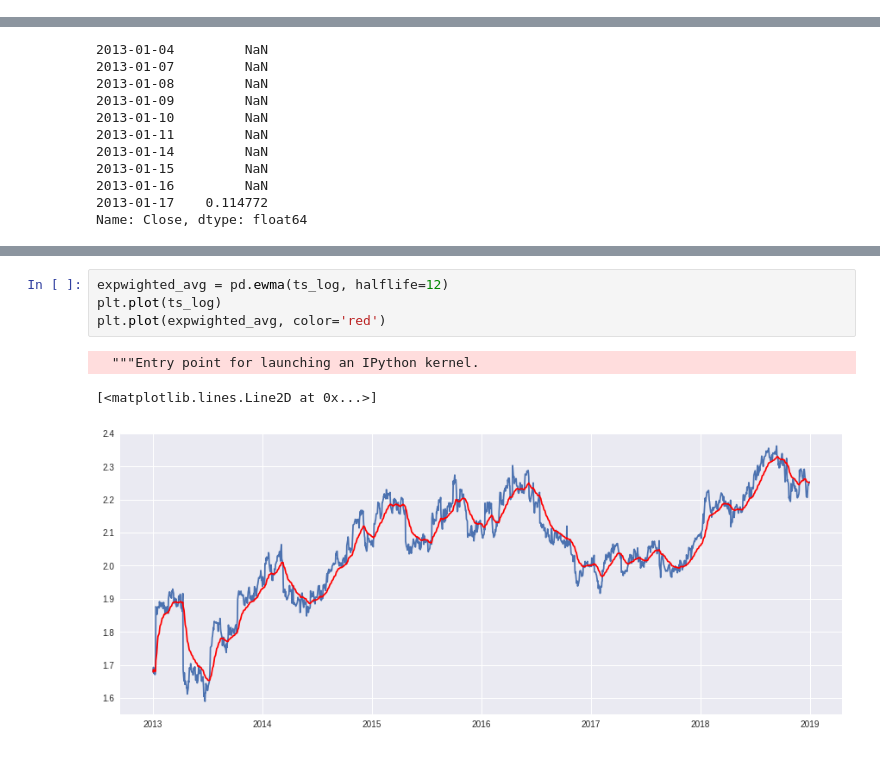
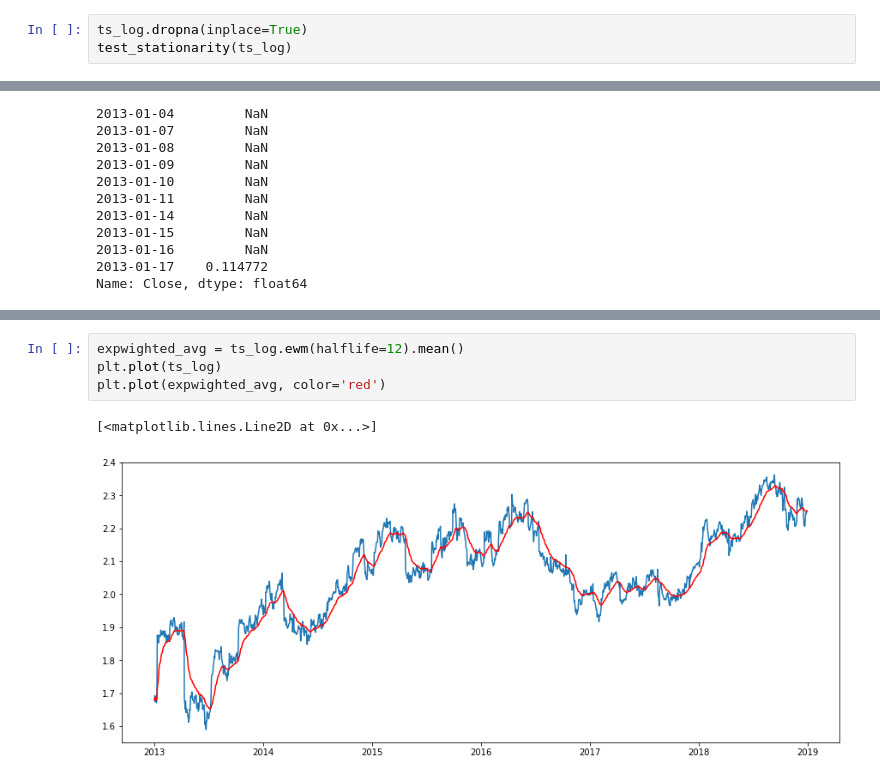
Before and after one commit to gopalkalpande/Practice-AI, a Jupyter notebook: time_series_forecast.ipynb, the cells around one changed output, grey strips where cells are left out. Drawn from its saved outputs; the diff is of its cells as text.

```diff
--- a/time_series_forecast.ipynb
+++ b/time_series_forecast.ipynb
@@ -124,0 +128,3 @@ plt.plot(ts_log)
+# %%
+ts_log.dropna(inplace=True)
+test_stationarity(ts_log)
@@ -167,11 +183,10 @@ dtype: float64
 # %%
-expwighted_avg = pd.ewma(ts_log, halflife=12)
+expwighted_avg = ts_log.ewm(halflife=12).mean()
 plt.plot(ts_log)
 plt.plot(expwighted_avg, color='red')
 # %% [output]
-  """Entry point for launching an IPython kernel.
+[<matplotlib.lines.Line2D at 0x...>]
-[<matplotlib.lines.Line2D at 0x...>]
-[figure, old version]
+[figure, new version]
 # %%
 ts_log_ewma_diff = ts_log - expwighted_avg
 test_stationarity(ts_log_ewma_diff)
```
Also changed, not shown: parts of 14 cells of this notebook.
